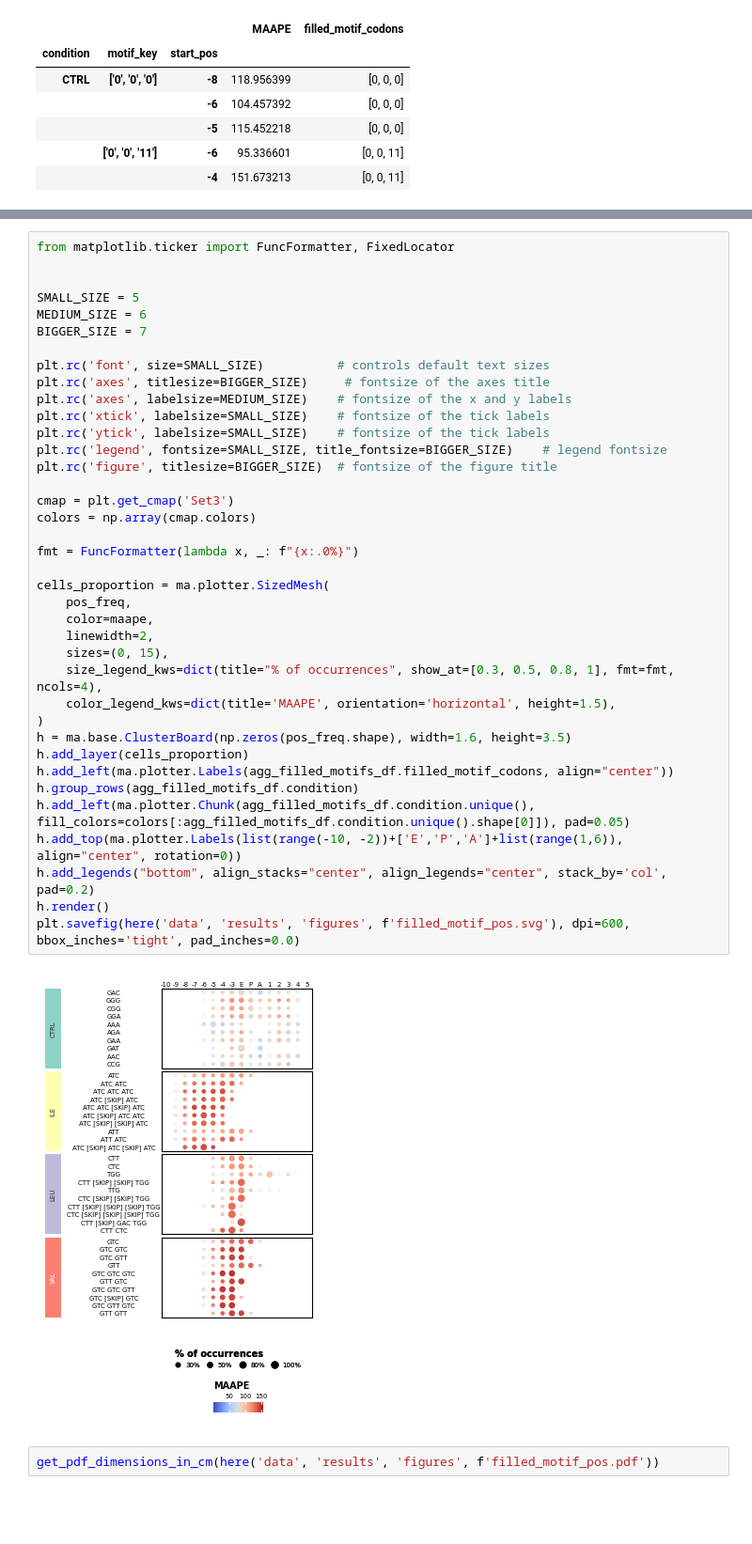
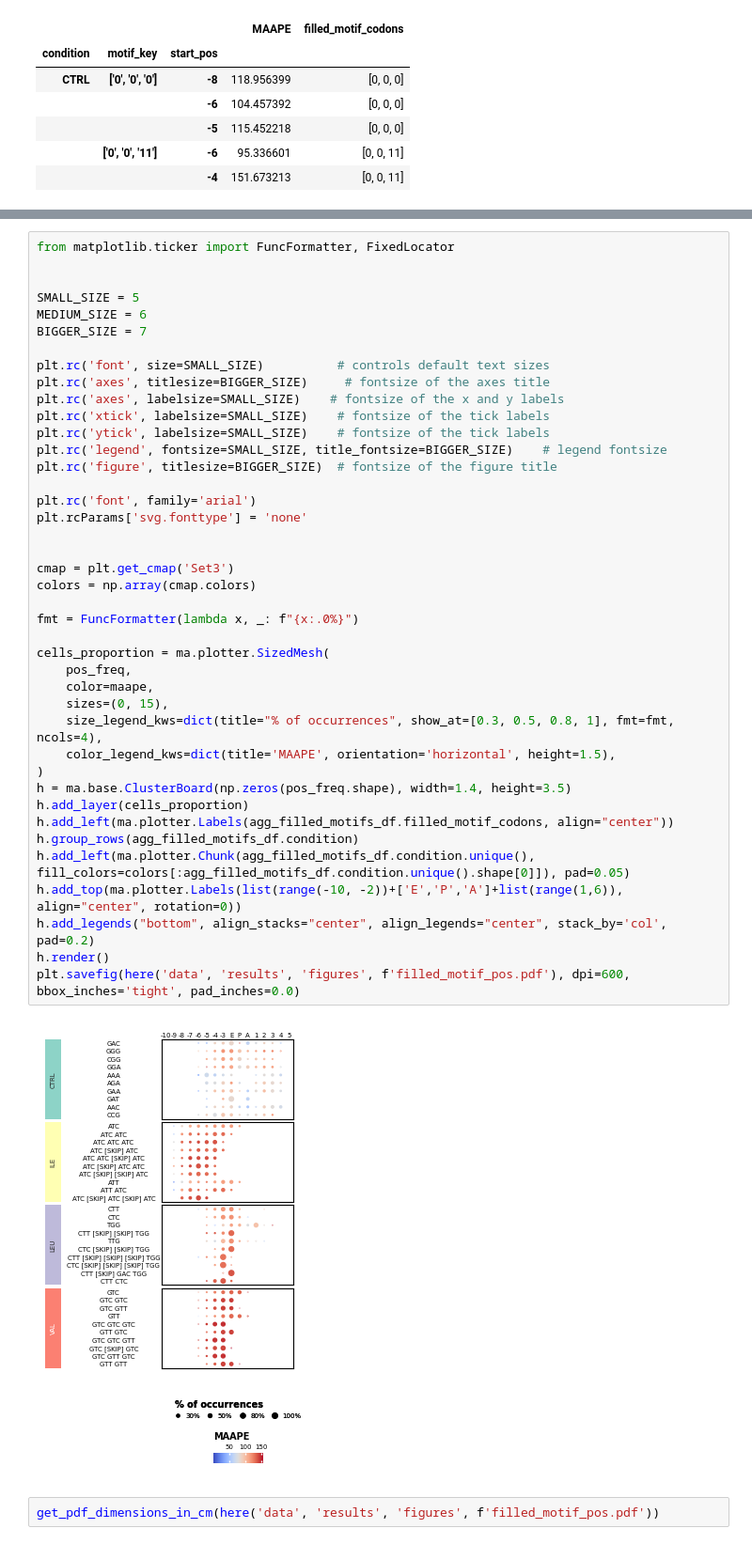
Before and after one commit to vam-sin/riboclette, a Jupyter notebook: downstream_analysis/figure4.ipynb, the cells around one changed output, grey strips where cells are left out. Shown at 94% size. Drawn from its saved outputs; the diff is of its cells as text; blank space fills up the shorter version.

```diff
--- a/downstream_analysis/figure4.ipynb
+++ b/downstream_analysis/figure4.ipynb
@@ -189,38 +189,41 @@ SMALL_SIZE = 5
 MEDIUM_SIZE = 6
 BIGGER_SIZE = 7
 
 plt.rc('font', size=SMALL_SIZE)          # controls default text sizes
 plt.rc('axes', titlesize=BIGGER_SIZE)     # fontsize of the axes title
-plt.rc('axes', labelsize=MEDIUM_SIZE)    # fontsize of the x and y labels
+plt.rc('axes', labelsize=SMALL_SIZE)    # fontsize of the x and y labels
 plt.rc('xtick', labelsize=SMALL_SIZE)    # fontsize of the tick labels
 plt.rc('ytick', labelsize=SMALL_SIZE)    # fontsize of the tick labels
 plt.rc('legend', fontsize=SMALL_SIZE, title_fontsize=BIGGER_SIZE)    # legend fontsize
 plt.rc('figure', titlesize=BIGGER_SIZE)  # fontsize of the figure title
+
+plt.rc('font', family='arial')
+plt.rcParams['svg.fonttype'] = 'none'
+
 
 cmap = plt.get_cmap('Set3')
 colors = np.array(cmap.colors)
 
 fmt = FuncFormatter(lambda x, _: f"{x:.0%}")
 
 cells_proportion = ma.plotter.SizedMesh(
     pos_freq,
     color=maape,
-    linewidth=2,
     sizes=(0, 15),
     size_legend_kws=dict(title="% of occurrences", show_at=[0.3, 0.5, 0.8, 1], fmt=fmt, ncols=4),
     color_legend_kws=dict(title='MAAPE', orientation='horizontal', height=1.5),
 )
-h = ma.base.ClusterBoard(np.zeros(pos_freq.shape), width=1.6, height=3.5)
+h = ma.base.ClusterBoard(np.zeros(pos_freq.shape), width=1.4, height=3.5)
 h.add_layer(cells_proportion)
 h.add_left(ma.plotter.Labels(agg_filled_motifs_df.filled_motif_codons, align="center"))
 h.group_rows(agg_filled_motifs_df.condition)
 h.add_left(ma.plotter.Chunk(agg_filled_motifs_df.condition.unique(), fill_colors=colors[:agg_filled_motifs_df.condition.unique().shape[0]]), pad=0.05)
 h.add_top(ma.plotter.Labels(list(range(-10, -2))+['E','P','A']+list(range(1,6)), align="center", rotation=0))
 h.add_legends("bottom", align_stacks="center", align_legends="center", stack_by='col', pad=0.2)
 h.render()
-plt.savefig(here('data', 'results', 'figures', f'filled_motif_pos.svg'), dpi=600, bbox_inches='tight', pad_inches=0.0)
+plt.savefig(here('data', 'results', 'figures', f'filled_motif_pos.pdf'), dpi=600, bbox_inches='tight', pad_inches=0.0)
 # %% [output]
-[figure, old version]
+[figure, new version]
 # %%
 get_pdf_dimensions_in_cm(here('data', 'results', 'figures', f'filled_motif_pos.pdf'))
 # %% [output]
```
Also changed, not shown: parts of 3 cells of this notebook.
